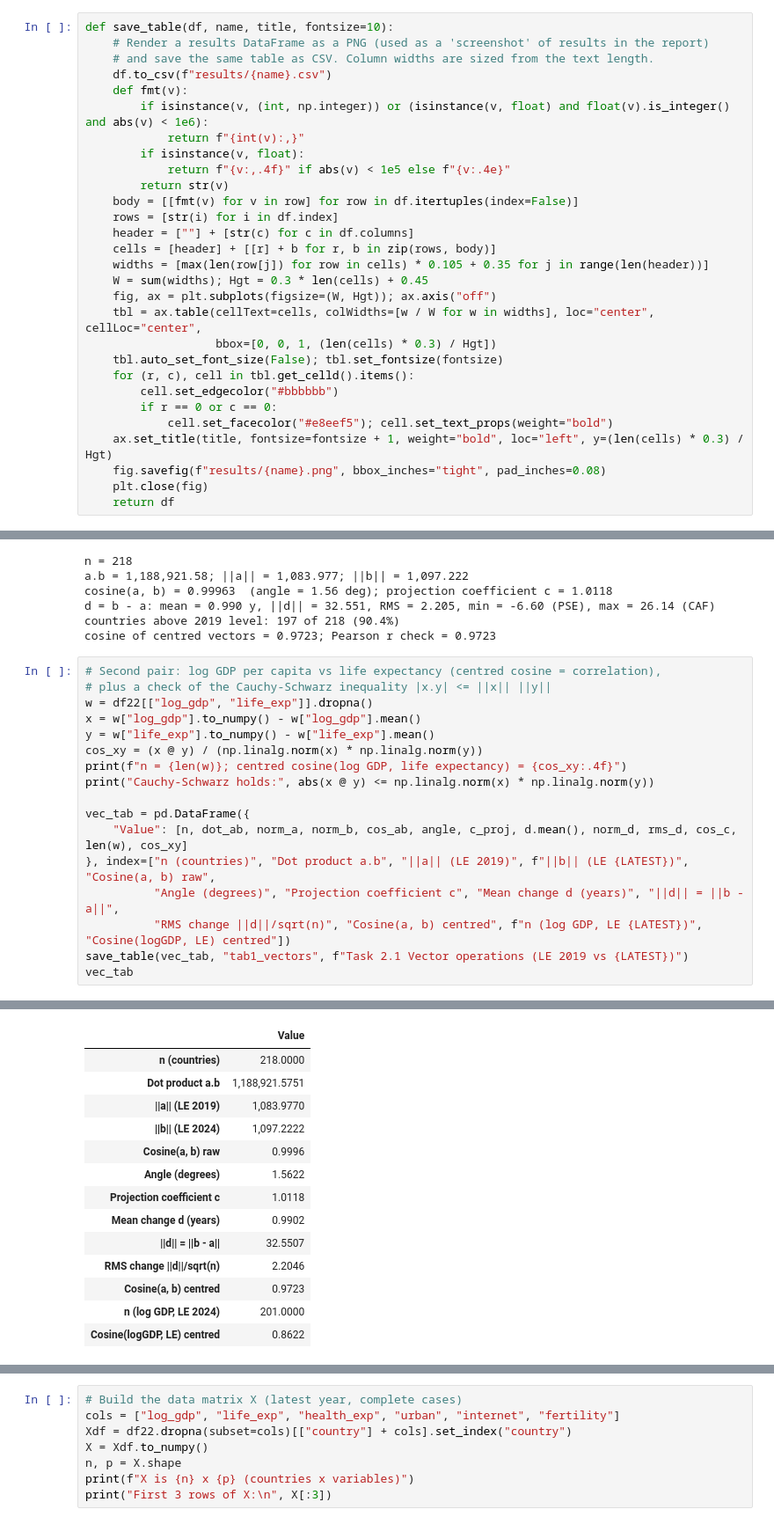
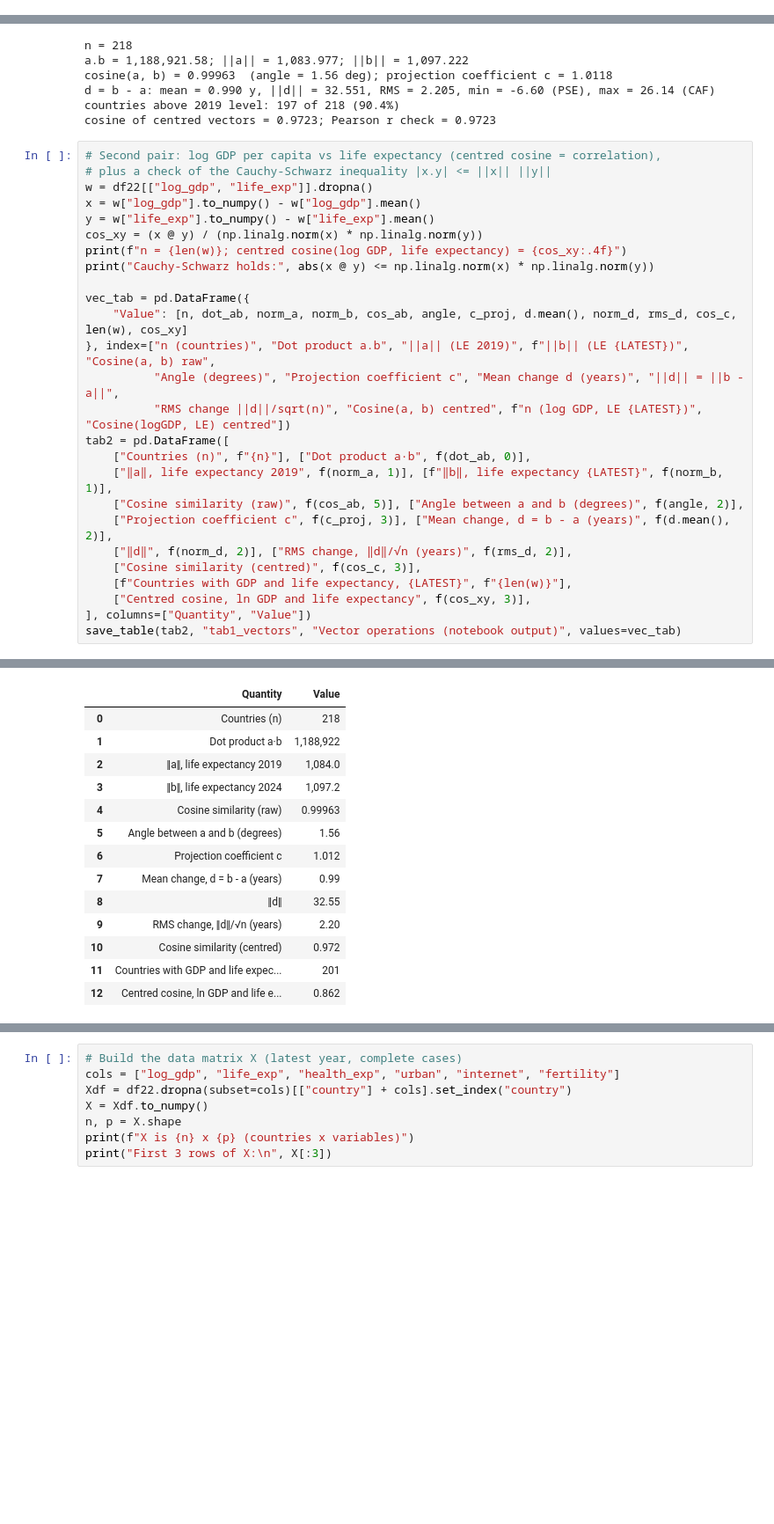
Before and after one commit to abshivks-ass/CMP-L045-0-WDI-analysis, a Jupyter notebook: StudentName.ipynb, the cells around one changed output, grey strips where cells are left out. Shown at 88% size. Saved outputs shown, nothing was run; the diff lists cells and outputs as text; blank space fills up the shorter version.

```diff
--- a/StudentName.ipynb
+++ b/StudentName.ipynb
@@ -44,32 +45,3 @@ np.set_printoptions(precision=4, suppress=True)
 print("numpy", np.__version__, "| pandas", pd.__version__, "| scipy", stats.__name__)
 # %% [output]
 numpy 2.5.3 | pandas 3.0.5 | scipy scipy.stats
-# %%
-def save_table(df, name, title, fontsize=10):
-    # Render a results DataFrame as a PNG (used as a 'screenshot' of results in the report)
-    # and save the same table as CSV. Column widths are sized from the text length.
-    df.to_csv(f"results/{name}.csv")
-    def fmt(v):
-        if isinstance(v, (int, np.integer)) or (isinstance(v, float) and float(v).is_integer() and abs(v) < 1e6):
-            return f"{int(v):,}"
-        if isinstance(v, float):
-            return f"{v:,.4f}" if abs(v) < 1e5 else f"{v:.4e}"
-        return str(v)
-    body = [[fmt(v) for v in row] for row in df.itertuples(index=False)]
-    rows = [str(i) for i in df.index]
-    header = [""] + [str(c) for c in df.columns]
-    cells = [header] + [[r] + b for r, b in zip(rows, body)]
-    widths = [max(len(row[j]) for row in cells) * 0.105 + 0.35 for j in range(len(header))]
-    W = sum(widths); Hgt = 0.3 * len(cells) + 0.45
-    fig, ax = plt.subplots(figsize=(W, Hgt)); ax.axis("off")
-    tbl = ax.table(cellText=cells, colWidths=[w / W for w in widths], loc="center", cellLoc="center",
-                   bbox=[0, 0, 1, (len(cells) * 0.3) / Hgt])
-    tbl.auto_set_font_size(False); tbl.set_fontsize(fontsize)
-    for (r, c), cell in tbl.get_celld().items():
-        cell.set_edgecolor("#bbbbbb")
-        if r == 0 or c == 0:
-            cell.set_facecolor("#e8eef5"); cell.set_text_props(weight="bold")
-    ax.set_title(title, fontsize=fontsize + 1, weight="bold", loc="left", y=(len(cells) * 0.3) / Hgt)
-    fig.savefig(f"results/{name}.png", bbox_inches="tight", pad_inches=0.08)
-    plt.close(fig)
-    return df
@@ -256,35 +286,44 @@ cosine of centred vectors = 0.9723; Pearson r check = 0.9723
 # %%
 # Second pair: log GDP per capita vs life expectancy (centred cosine = correlation),
 # plus a check of the Cauchy-Schwarz inequality |x.y| <= ||x|| ||y||
 w = df22[["log_gdp", "life_exp"]].dropna()
 x = w["log_gdp"].to_numpy() - w["log_gdp"].mean()
 y = w["life_exp"].to_numpy() - w["life_exp"].mean()
 cos_xy = (x @ y) / (np.linalg.norm(x) * np.linalg.norm(y))
 print(f"n = {len(w)}; centred cosine(log GDP, life expectancy) = {cos_xy:.4f}")
 print("Cauchy-Schwarz holds:", abs(x @ y) <= np.linalg.norm(x) * np.linalg.norm(y))
 
 vec_tab = pd.DataFrame({
     "Value": [n, dot_ab, norm_a, norm_b, cos_ab, angle, c_proj, d.mean(), norm_d, rms_d, cos_c, len(w), cos_xy]
 }, index=["n (countries)", "Dot product a.b", "||a|| (LE 2019)", f"||b|| (LE {LATEST})", "Cosine(a, b) raw",
           "Angle (degrees)", "Projection coefficient c", "Mean change d (years)", "||d|| = ||b - a||",
           "RMS change ||d||/sqrt(n)", "Cosine(a, b) centred", f"n (log GDP, LE {LATEST})", "Cosine(logGDP, LE) centred"])
-save_table(vec_tab, "tab1_vectors", f"Task 2.1 Vector operations (LE 2019 vs {LATEST})")
-vec_tab
+tab2 = pd.DataFrame([
+    ["Countries (n)", f"{n}"], ["Dot product a·b", f(dot_ab, 0)],
+    ["‖a‖, life expectancy 2019", f(norm_a, 1)], [f"‖b‖, life expectancy {LATEST}", f(norm_b, 1)],
+    ["Cosine similarity (raw)", f(cos_ab, 5)], ["Angle between a and b (degrees)", f(angle, 2)],
+    ["Projection coefficient c", f(c_proj, 3)], ["Mean change, d = b - a (years)", f(d.mean(), 2)],
+    ["‖d‖", f(norm_d, 2)], ["RMS change, ‖d‖/√n (years)", f(rms_d, 2)],
+    ["Cosine similarity (centred)", f(cos_c, 3)],
+    [f"Countries with GDP and life expectancy, {LATEST}", f"{len(w)}"],
+    ["Centred cosine, ln GDP and life expectancy", f(cos_xy, 3)],
+], columns=["Quantity", "Value"])
+save_table(tab2, "tab1_vectors", "Vector operations (notebook output)", values=vec_tab)
 # %% [output]
 n = 201; centred cosine(log GDP, life expectancy) = 0.8622
 Cauchy-Schwarz holds: True
-|  | Value |
-| n (countries) | 218.0000 |
-| Dot product a.b | 1,188,921.5751 |
-| ||a|| (LE 2019) | 1,083.9770 |
-| ||b|| (LE 2024) | 1,097.2222 |
-| Cosine(a, b) raw | 0.9996 |
-| Angle (degrees) | 1.5622 |
-| Projection coefficient c | 1.0118 |
-| Mean change d (years) | 0.9902 |
-| ||d|| = ||b - a|| | 32.5507 |
-| RMS change ||d||/sqrt(n) | 2.2046 |
-| Cosine(a, b) centred | 0.9723 |
-| n (log GDP, LE 2024) | 201.0000 |
-| Cosine(logGDP, LE) centred | 0.8622 |
+|  | Quantity | Value |
+| 0 | Countries (n) | 218 |
+| 1 | Dot product a·b | 1,188,922 |
+| 2 | ‖a‖, life expectancy 2019 | 1,084.0 |
+| 3 | ‖b‖, life expectancy 2024 | 1,097.2 |
+| 4 | Cosine similarity (raw) | 0.99963 |
+| 5 | Angle between a and b (degrees) | 1.56 |
+| 6 | Projection coefficient c | 1.012 |
+| 7 | Mean change, d = b - a (years) | 0.99 |
+| 8 | ‖d‖ | 32.55 |
+| 9 | RMS change, ‖d‖/√n (years) | 2.20 |
+| 10 | Cosine similarity (centred) | 0.972 |
+| 11 | Countries with GDP and life expec... | 201 |
+| 12 | Centred cosine, ln GDP and life e... | 0.862 |
 # %% [markdown]
```
Also changed, not shown: parts of 46 cells of this notebook, 41 other files.
